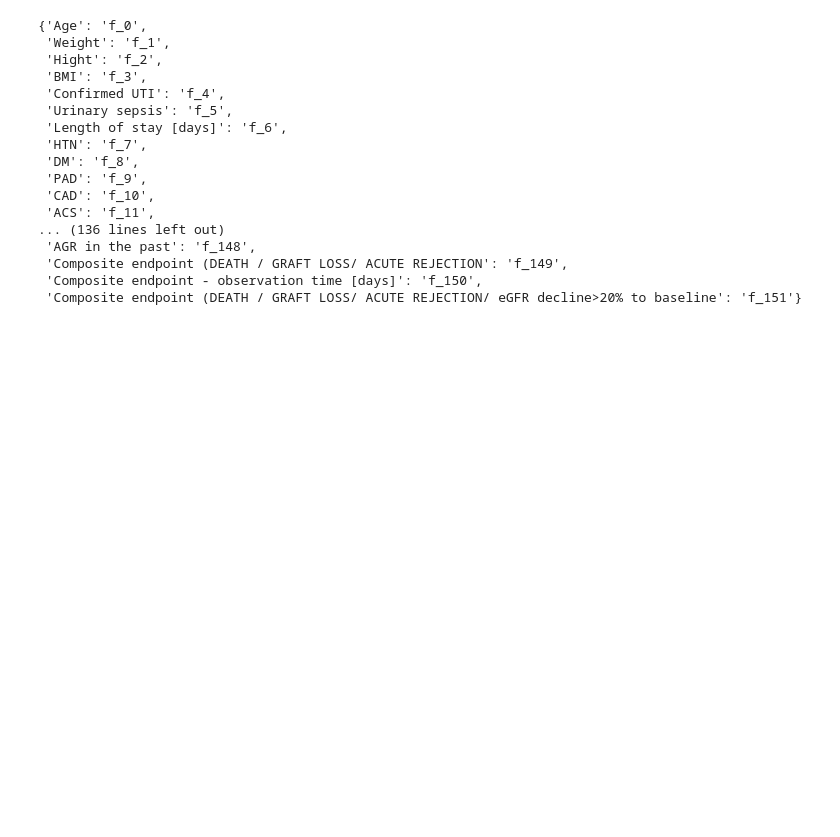
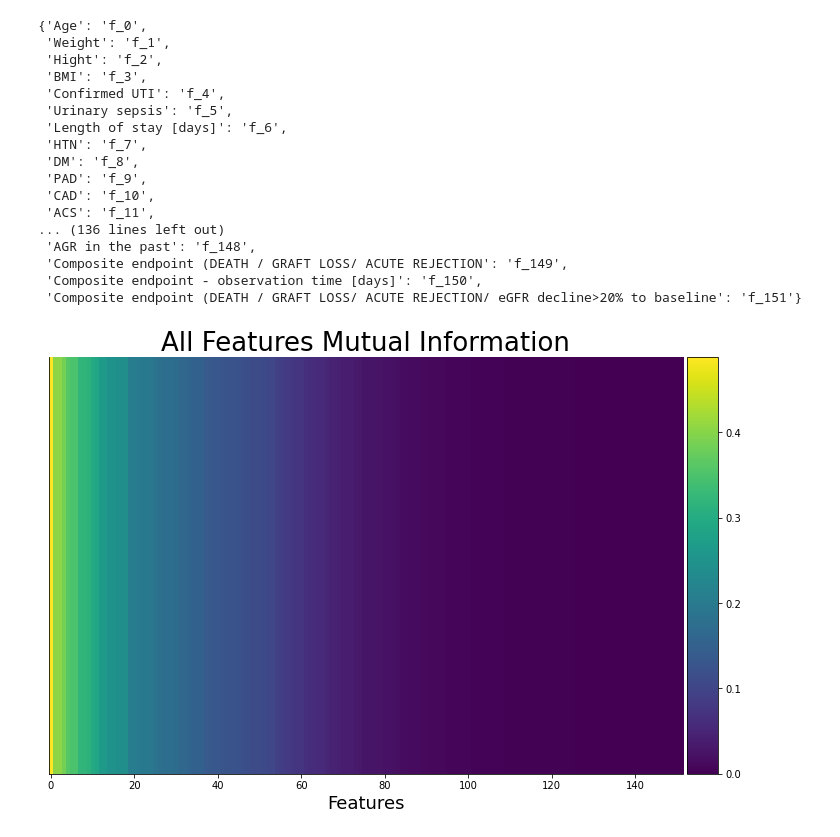
Before and after one commit to FilipKubackiSoton/Feature-Extraction-Medical-ResearchDwave, a Jupyter notebook: mi_matrix.ipynb, the cells around one changed output. Drawn from its saved outputs; the diff is of its cells as text; code cells hidden in the pictures; blank space fills up the shorter version.

Commit message:
features: add mi matrix

```diff
--- a/mi_matrix.ipynb
+++ b/mi_matrix.ipynb
@@ -226,3 +226,35 @@ naming_map_.set()
  'Composite endpoint (DEATH / GRAFT LOSS/ ACUTE REJECTION': 'f_149',
  'Composite endpoint - observation time [days]': 'f_150',
  'Composite endpoint (DEATH / GRAFT LOSS/ ACUTE REJECTION/ eGFR decline>20% to baseline': 'f_151'}
+# %%
+all_f_mi = list(map(lambda x: x[1], sorted({x : mutual_information(prob(df_all[[target_f, x]].values), 1) for x in df_all.columns}.items(), key = lambda x: x[1], reverse = True)))
+# %%
+h_size = 100
+all_mi = []
+for r in range(h_size):
+    all_mi.append(all_f_mi)
+
+fig, ax = plt.subplots(figsize=(12, 24))
+#cmap = 'jet'
+im = ax.imshow(all_mi, )#cmap="cool")
+# Add some text for labels, title and custom x-axis tick labels, etc.
+ax.set_title("All Features Mutual Information", fontsize=26)
+#ax.set_xticks(x)
+ax.set_xlabel("Features", fontsize=18)
+ax.set_yticks([])
+#ax.set_ylabel(label_y, fontsize=18, rotation = -90)
+#ax.set_xticklabels(labels, fontsize=16)
+#ax.set_yticklabels(labels, fontsize=16)
+ax.xaxis.set_label_position("bottom")
+ax.yaxis.set_label_position("right")
+ax.spines['right'].set_visible(False)
+ax.spines['top'].set_visible(False)
+divider = make_axes_locatable(ax)
+cax = divider.append_axes("right", size="5%", pad=0.05)
+
+plt.colorbar(im, cax=cax)
+plt.savefig("plots/mi_matrix/ALL_MI.png", bbox_inches='tight')
+
+plt.show()
+# %% [output]
+[figure, added]
```
Also changed, not shown: parts of 2 cells of this notebook, 1 other file.
